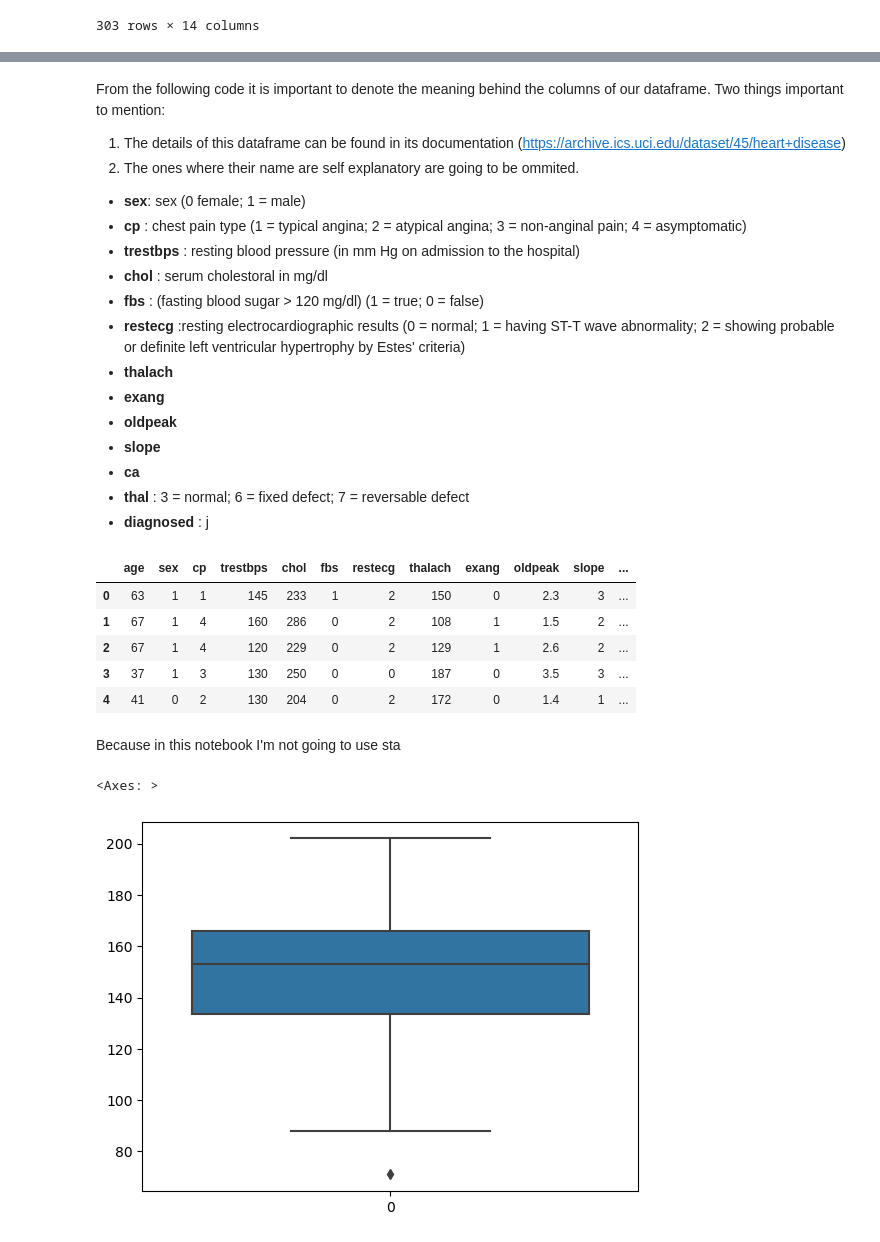
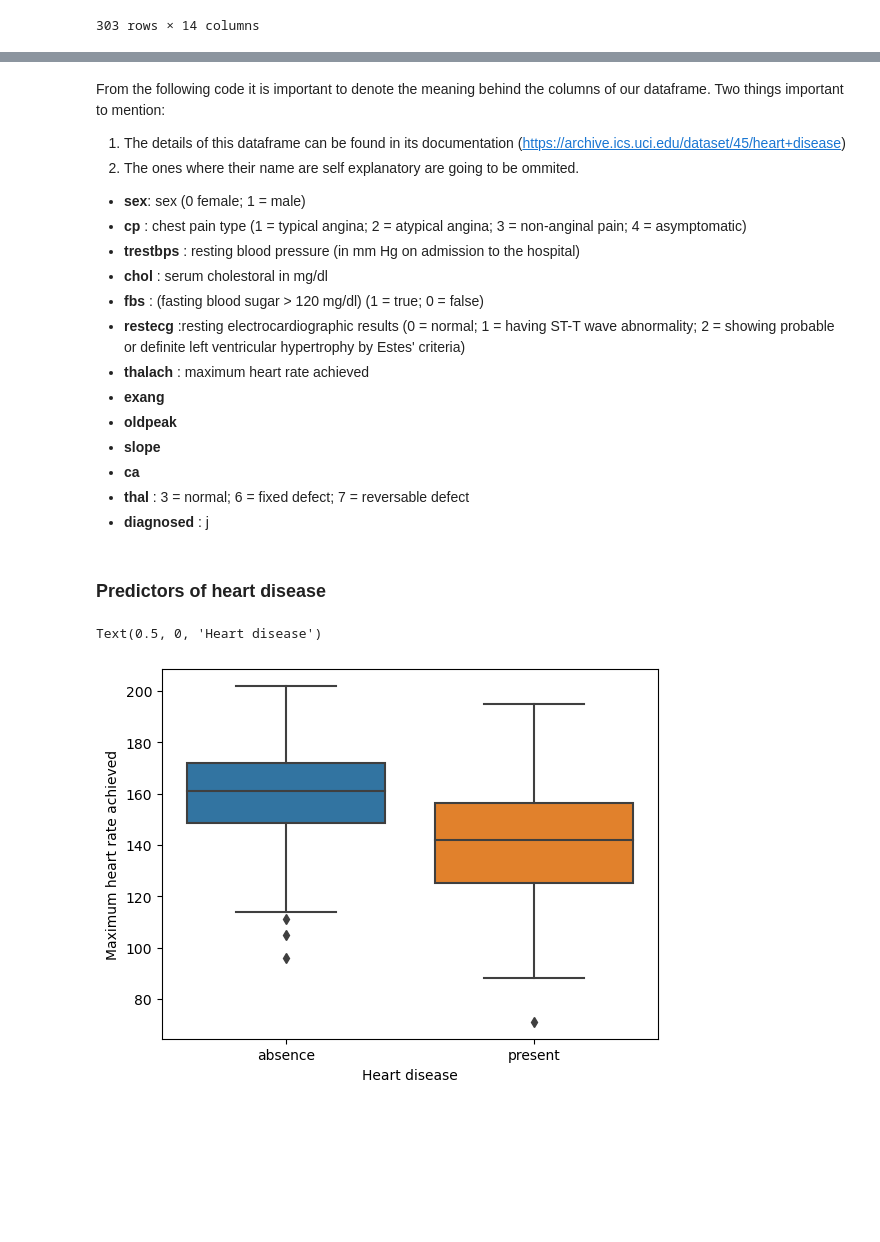
Before and after one commit to DanielVelmo/CodeAcademyProjects, a Jupyter notebook: hypothesis_testing/file.ipynb, the cells around one changed output, grey strips where cells are left out. Drawn from its saved outputs; the diff is of its cells as text; code cells hidden in the pictures; blank space fills up the shorter version.

Commit message:
jupyter notebook

```diff
--- a/hypothesis_testing/file.ipynb
+++ b/hypothesis_testing/file.ipynb
@@ -32,7 +42,7 @@ diagnosed.head()
 # %% [markdown]
 Since the df diagnosed only contains one column and represents if the observed pacient in datafram `data`   was daignosed with heart disease, therefore it is proper to merge the `diagnosed` dataframe the with the `data` dataframe.
 # %%
-data['diagnosed'] = diagnosed.num
+data['heart_disease'] = diagnosed.num
 data
 # %% [output]
 |  | age | sex | cp | trestbps | chol | fbs | restecg | thalach | exang | oldpeak | slope | ... |
@@ -48,3 +58,7 @@ data
 | 301 | 57 | 0 | 2 | 130 | 236 | 0 | 2 | 174 | 0 | 0.0 | 2 | ... |
 | 302 | 38 | 1 | 3 | 138 | 175 | 0 | 0 | 173 | 0 | 0.0 | 1 | ... |
 303 rows × 14 columns
+# %%
+data.heart_disease.replace(0, 'absence', inplace=True)
+data.heart_disease.replace([2, 1, 3, 4], 'present', inplace=True)
+data.sex.replace([0,1], ['female', 'male'], inplace= True)
@@ -60,26 +90,19 @@ From the following code it is important to denote the meaning behind the columns
 - **chol** : serum cholestoral in mg/dl
 - **fbs** : (fasting blood sugar > 120 mg/dl)  (1 = true; 0 = false)
 - **restecg** :resting electrocardiographic results (0 = normal; 1 = having ST-T wave abnormality; 2 = showing probable or definite left ventricular hypertrophy by Estes' criteria)
-- **thalach**
+- **thalach** : maximum heart rate achieved
 - **exang**
 - **oldpeak**
 - **slope**
 - **ca**
 - **thal** : 3 = normal; 6 = fixed defect; 7 = reversable defect
 - **diagnosed** : j
-# %%
-data.head()
-# %% [output]
-|  | age | sex | cp | trestbps | chol | fbs | restecg | thalach | exang | oldpeak | slope | ... |
-| 0 | 63 | 1 | 1 | 145 | 233 | 1 | 2 | 150 | 0 | 2.3 | 3 | ... |
-| 1 | 67 | 1 | 4 | 160 | 286 | 0 | 2 | 108 | 1 | 1.5 | 2 | ... |
-| 2 | 67 | 1 | 4 | 120 | 229 | 0 | 2 | 129 | 1 | 2.6 | 2 | ... |
-| 3 | 37 | 1 | 3 | 130 | 250 | 0 | 0 | 187 | 0 | 3.5 | 3 | ... |
-| 4 | 41 | 0 | 2 | 130 | 204 | 0 | 2 | 172 | 0 | 1.4 | 1 | ... |
-# %% [markdown]
-Because in this notebook I'm not going to use sta
-# %%
-sns.boxplot(data.thalach)
-# %% [output]
-<Axes: >
-[figure, removed]
+# %% [markdown]
+### Predictors of heart disease
+# %%
+sns.boxplot(x = data.heart_disease, y =  data.thalach)
+plt.ylabel('Maximum heart rate achieved')
+plt.xlabel('Heart disease')
+# %% [output]
+Text(0.5, 0, 'Heart disease')
+[figure, added]
```
Also changed, not shown: parts of 3 cells of this notebook.
